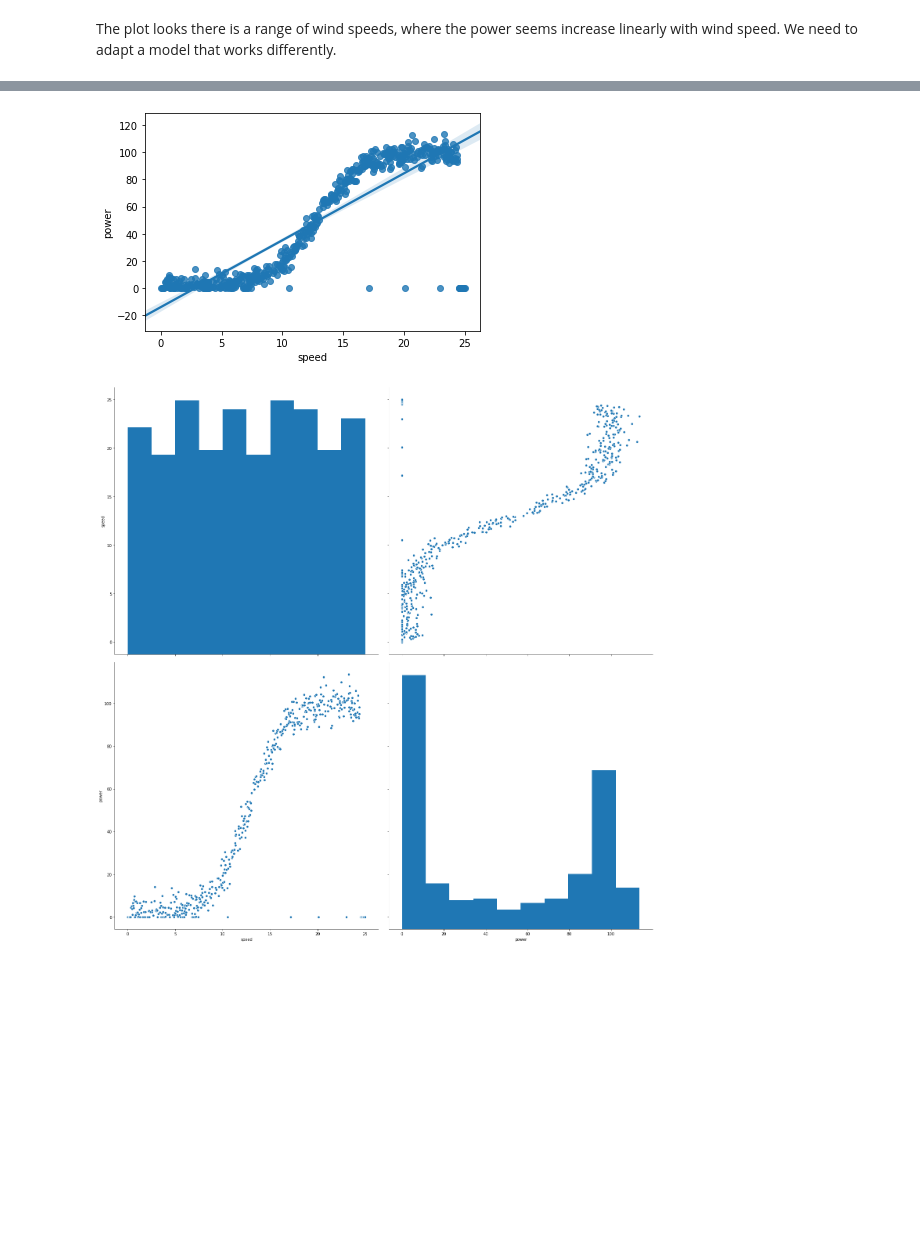
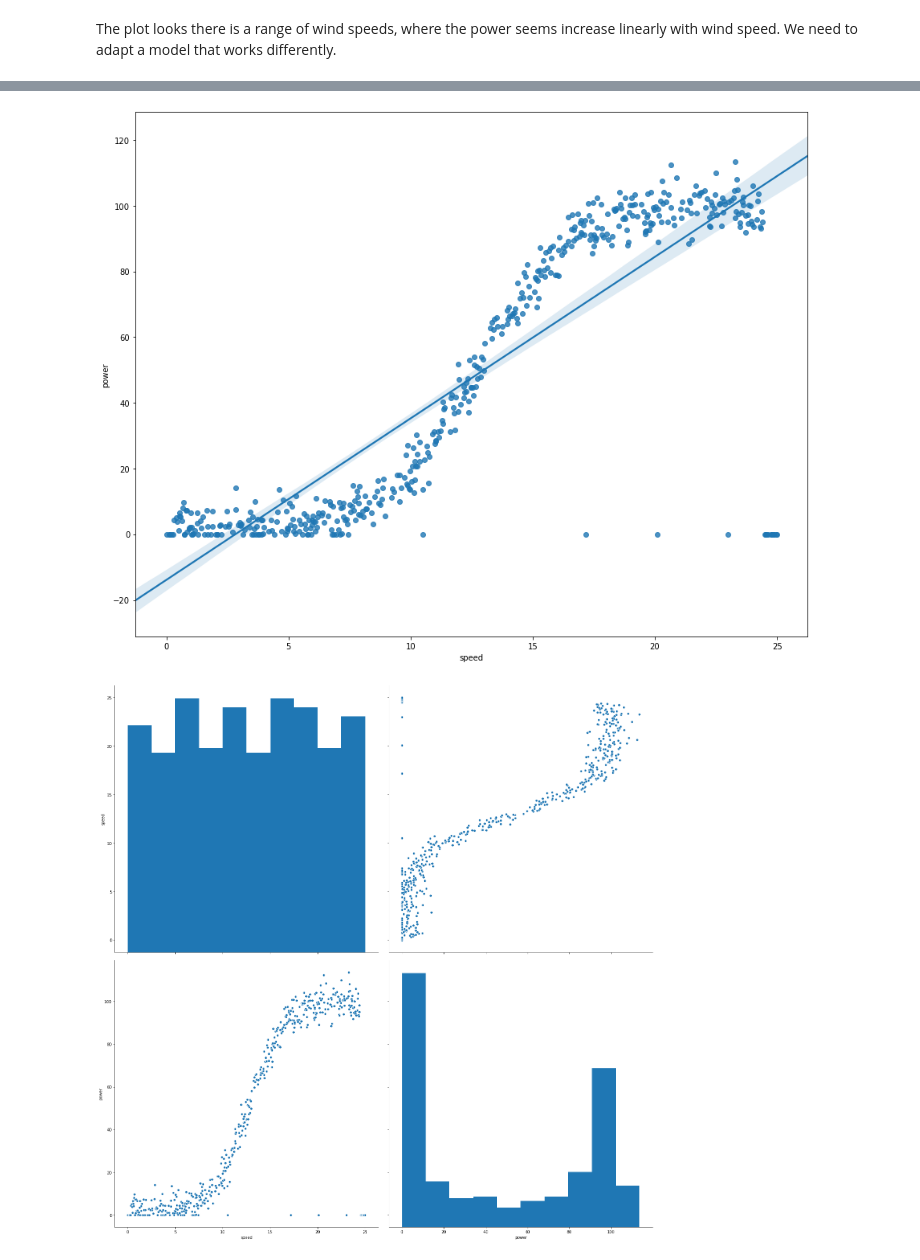
Before and after one commit to rituteval/MLS--project, a Jupyter notebook: MLS-project.ipynb, the cells around one changed output, grey strips where cells are left out. Cells and saved outputs as stored; diff of their text form; code cells hidden in the pictures; blank space fills up the shorter version.

```diff
--- a/MLS-project.ipynb
+++ b/MLS-project.ipynb
@@ -128,8 +129,9 @@ sns.distplot(df['power'])
 # %%
+plt.figure(figsize=(15,12))
 sns.regplot(x='speed',y='power',data = df)
 plt.show()
 # %% [output]
-[figure, old version]
+[figure, new version]
 # %%
 sns.pairplot(data = df, height=10)
 plt.show()
```
Also changed, not shown: parts of 40 cells of this notebook.
